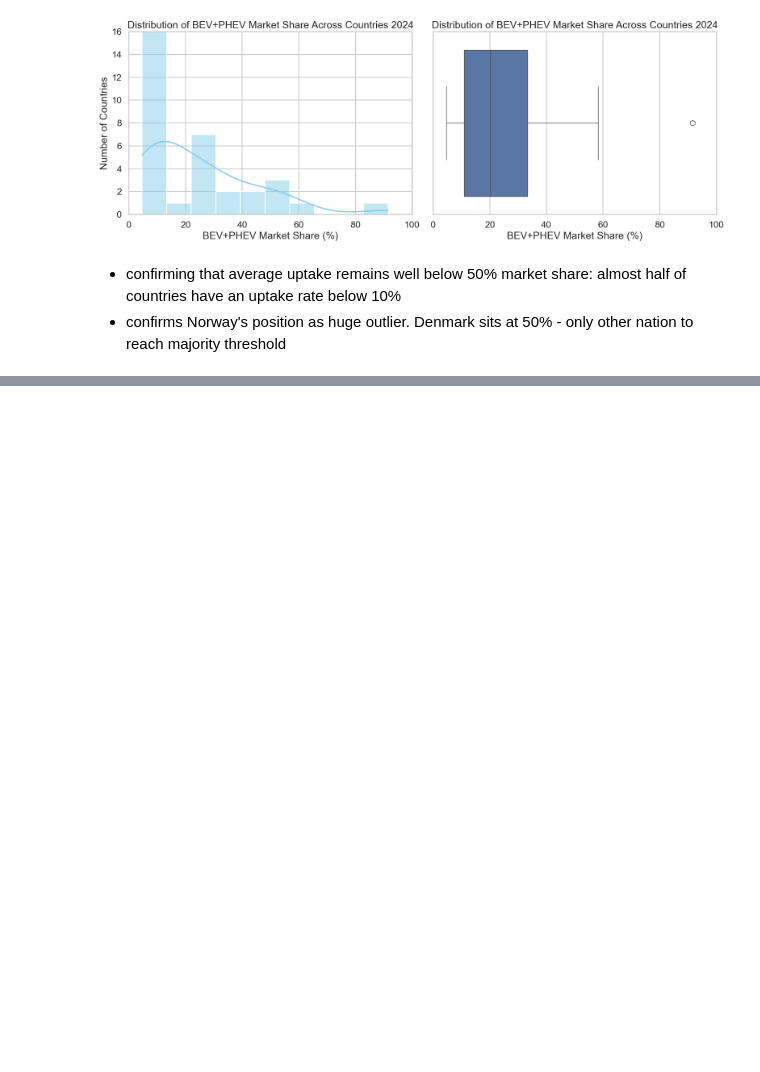
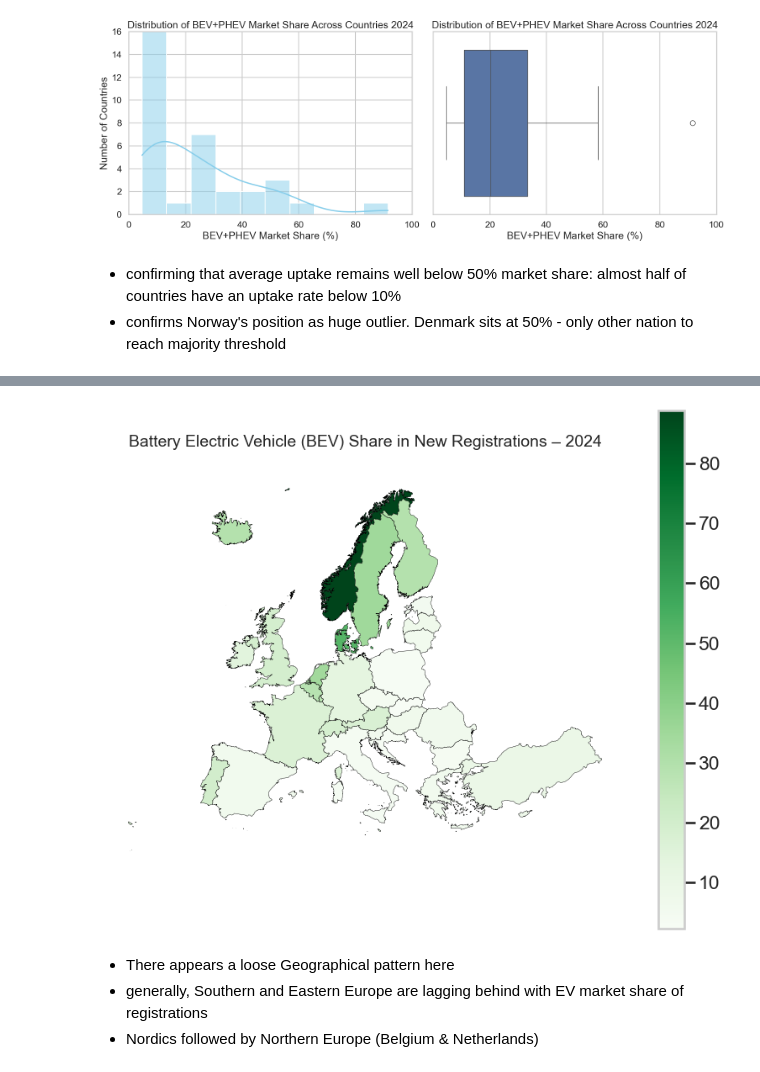
Before and after one commit to katehodges1/Electric-Europe, a Jupyter notebook: scripts/1b-explore-market-share-data.ipynb, the cells around one changed output, grey strips where cells are left out. Cells and saved outputs as stored; diff of their text form; code cells hidden in the pictures; blank space fills up the shorter version.

```diff
--- a/scripts/1b-explore-market-share-data.ipynb
+++ b/scripts/1b-explore-market-share-data.ipynb
@@ -285,0 +345,9 @@ IQR: 22.249999999999993 (33.239999999999995:10.99)
+# %%
+# now coerce back to a spatial dataframe/ geopandas dataframe (currently its just a pandas dataframe because we applied .merge)
+# telling geopandas that geometry can be found in 'geometry' column, and to interpret this using the crs of original 'world' object
+sdf = gpd.GeoDataFrame(sdf, geometry='geometry', crs=world.crs)
+
+# verify
+type(sdf)
+sdf.info()
+sdf.crs
@@ -285,0 +380,20 @@ IQR: 22.249999999999993 (33.239999999999995:10.99)
+# %%
+# clip geometries to bounding box of mainland europe - currently contains geometries of overseas territories - wwhich don't contribute to EV stats, therefore misleading to map
+# using bboxfinder.com to draw this
+
+from shapely.geometry import box
+sdf = sdf.to_crs("EPSG:4326")
+# define bbox
+minx, miny, maxx, maxy = (-25,30,47,72) #30.387492, 32.861808, 47.835165, 72.926324
+bbox = box(minx, miny, maxx, maxy)
+
+# clip to extent of bbox
+sdf_clipped = gpd.clip(sdf, bbox)
+# %%
+# reproject to European coord system: ESPG:3035
+# equal area projection - ensuring shapes aren't distorted
+
+sdf_clipped= sdf_clipped.to_crs("EPSG:3035")
+
+# confirm crs change
+sdf_clipped.crs
@@ -285,0 +415,21 @@ IQR: 22.249999999999993 (33.239999999999995:10.99)
+# %%
+
+
+sdf_clipped[sdf_clipped['YEAR'] == 2024].plot(
+    column='BEV',
+    cmap= 'Greens', #'viridis'
+    legend=True,
+    edgecolor='black',
+    linewidth=0.3,
+    figsize=(10, 8)
+)
+
+plt.title("Battery Electric Vehicle (BEV) Share in New Registrations – 2024", fontsize=14)
+plt.axis('off')
+plt.show()
+# %% [output]
+[figure, added]
+# %% [markdown]
+- There appears a loose Geographical pattern here
+- generally, Southern and Eastern Europe are lagging behind with EV market share of registrations
+- Nordics followed by Northern Europe (Belgium & Netherlands)
```
Also changed, not shown: parts of 13 cells of this notebook.
